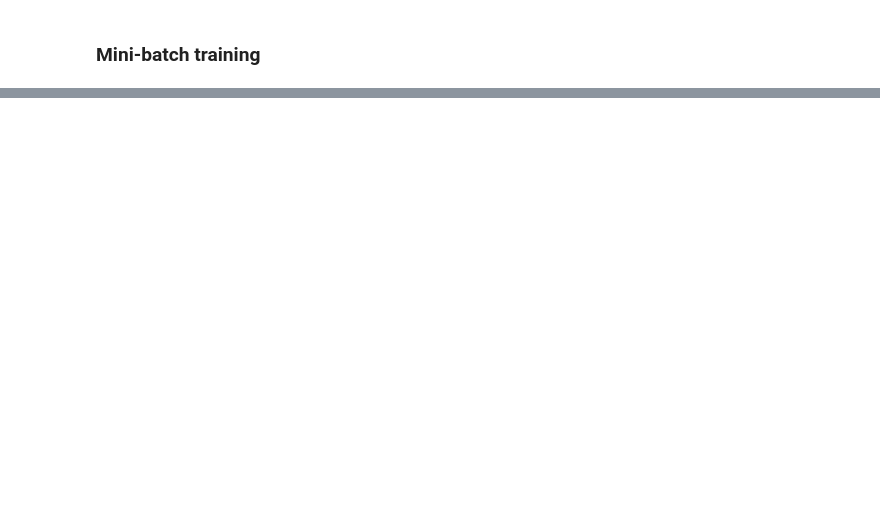
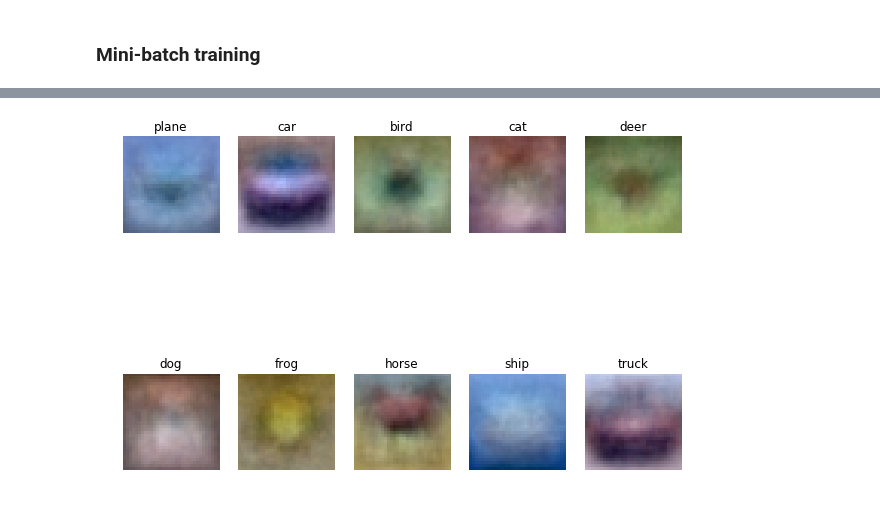
Before and after one commit to krosaen/cs231n, a Jupyter notebook: assignment1-tf/softmax.ipynb, the cells around one changed output, grey strips where cells are left out. Saved outputs shown, nothing was run; the diff lists cells and outputs as text; code cells hidden in the pictures; blank space fills up the shorter version.

Commit message:
completes softmax the TF way

```diff
--- a/assignment1-tf/softmax.ipynb
+++ b/assignment1-tf/softmax.ipynb
@@ -177,3 +192,0 @@ for _ in range(1500):
-# %%
-correct_prediction = tf.equal(tf.argmax(tf_y, 1), tf.argmax(tf_y_sol, 1), name='correct_prediction')
-accuracy = tf.reduce_mean(tf.cast(correct_prediction, tf.float32), name='accuracy')
@@ -189,0 +193,24 @@ test accuracy: 0.08699999749660492
+# %%
+from time import strftime
+
+sess = tf.InteractiveSession()
+merged = tf.summary.merge_all()
+
+time = strftime("%Y-%m-%d_%H:%M:%S")
+train_writer = tf.summary.FileWriter("../logs/softmax_{}_train".format(time), sess.graph)
+validation_writer = tf.summary.FileWriter("../logs/softmax_{}_validation".format(time))
+
+tf.global_variables_initializer().run()
+
+for i in range(1500):
+    batch_is = np.random.choice(X_train.shape[0], 200, replace=True)
+    batch_xs, batch_ys = X_train[batch_is], y_train[batch_is]
+    if i % 100 == 0:
+        acc, summary = sess.run([accuracy, merged], feed_dict={tf_X: X_val, tf_y: y_val})
+        validation_writer.add_summary(summary, i)
+        print('Validation accuracy at step {}: {}'.format(i, acc))
+    else:
+        _, summary = sess.run([train_step, merged], feed_dict={tf_X: batch_xs, tf_y: batch_ys})
+        train_writer.add_summary(summary, i)
+
+print('Final test accuracy: {}'.format(sess.run([accuracy], feed_dict={tf_X: X_test, tf_y: y_test})[0]))
@@ -189,0 +234,18 @@ test accuracy: 0.08699999749660492
+# %%
+# Visualize the learned weights for each class
+w = sess.run([tf_W])[0][:-1,:] # strip out the bias
+w = w.reshape(32, 32, 3, 10)
+
+w_min, w_max = np.min(w), np.max(w)
+
+classes = ['plane', 'car', 'bird', 'cat', 'deer', 'dog', 'frog', 'horse', 'ship', 'truck']
+for i in range(10):
+  plt.subplot(2, 5, i + 1)
+
+  # Rescale the weights to be between 0 and 255
+  wimg = 255.0 * (w[:, :, :, i].squeeze() - w_min) / (w_max - w_min)
+  plt.imshow(wimg.astype('uint8'))
+  plt.axis('off')
+  plt.title(classes[i])
+# %% [output]
+[figure, added]
```
Also changed, not shown: parts of 13 cells of this notebook, 4 other files.
